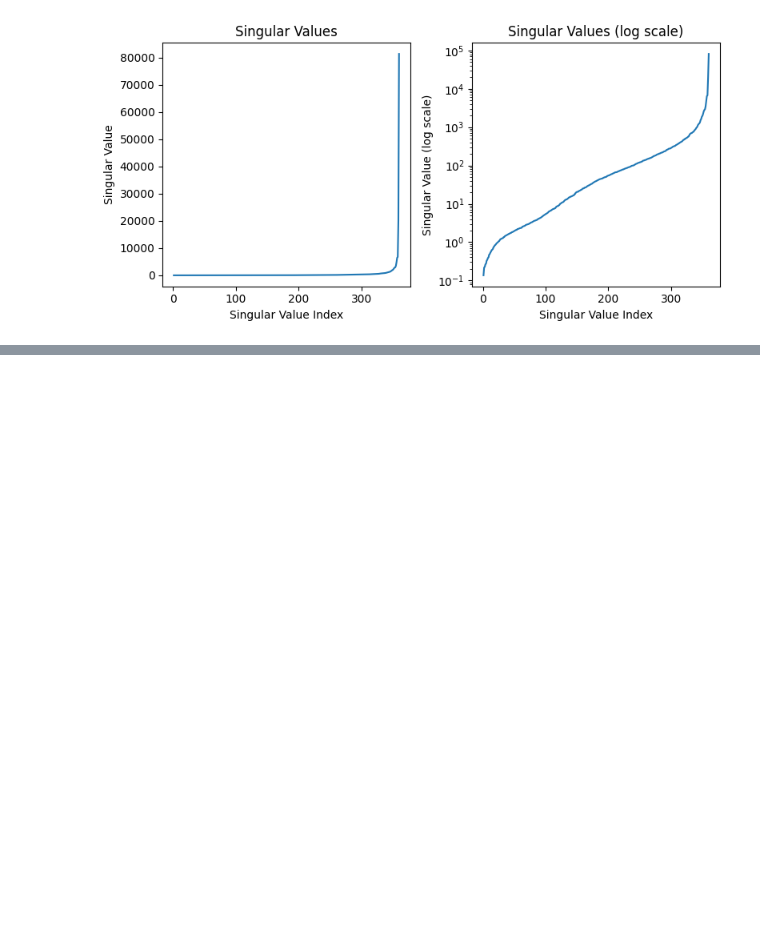
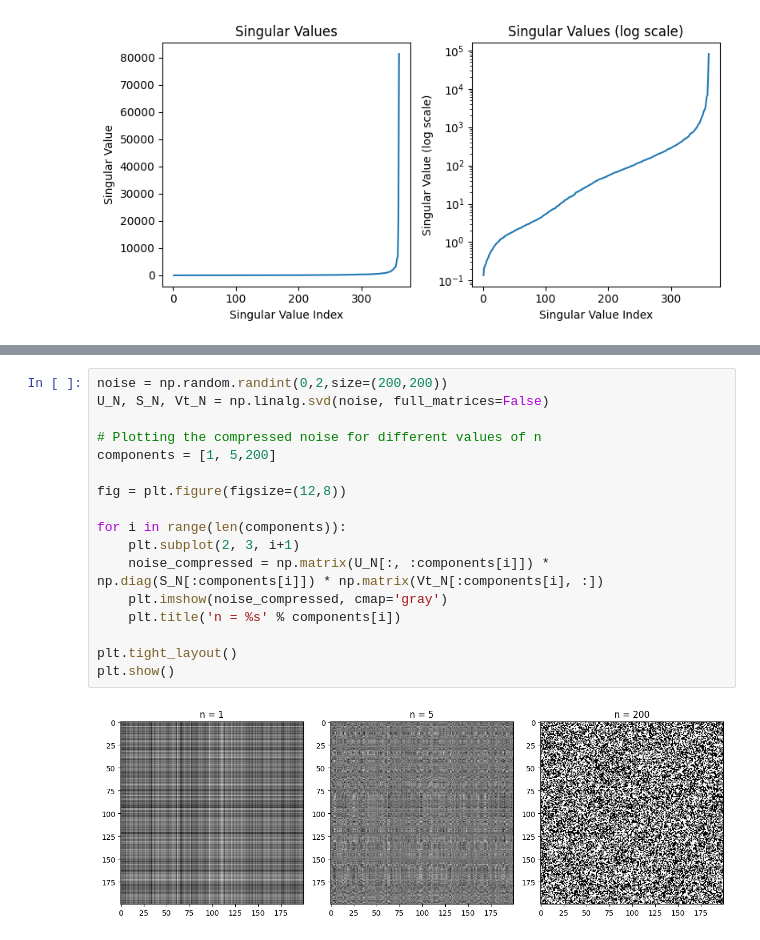
Before and after one commit to bikramjyot21139/bikramseminarMA60R24, a Jupyter notebook: bikram60r24projectimageprocessingpart1SVD.ipynb, the cells around one changed output, grey strips where cells are left out. Saved outputs shown, nothing was run; the diff lists cells and outputs as text; blank space fills up the shorter version.

Commit message:
Kaggle Notebook | Bikram60R24ProjectImageprocessing | Version 3

```diff
--- a/bikram60r24projectimageprocessingpart1SVD.ipynb
+++ b/bikram60r24projectimageprocessingpart1SVD.ipynb
@@ -374,0 +380,19 @@ plt.show()
+# %%
+noise = np.random.randint(0,2,size=(200,200))
+U_N, S_N, Vt_N = np.linalg.svd(noise, full_matrices=False)
+
+# Plotting the compressed noise for different values of n
+components = [1, 5,200]
+
+fig = plt.figure(figsize=(12,8))
+
+for i in range(len(components)):
+    plt.subplot(2, 3, i+1)
+    noise_compressed = np.matrix(U_N[:, :components[i]]) * np.diag(S_N[:components[i]]) * np.matrix(Vt_N[:components[i], :])
+    plt.imshow(noise_compressed, cmap='gray')
+    plt.title('n = %s' % components[i])
+
+plt.tight_layout()
+plt.show()
+# %% [output]
+[figure, added]
```
Also changed, not shown: parts of 8 cells of this notebook.
